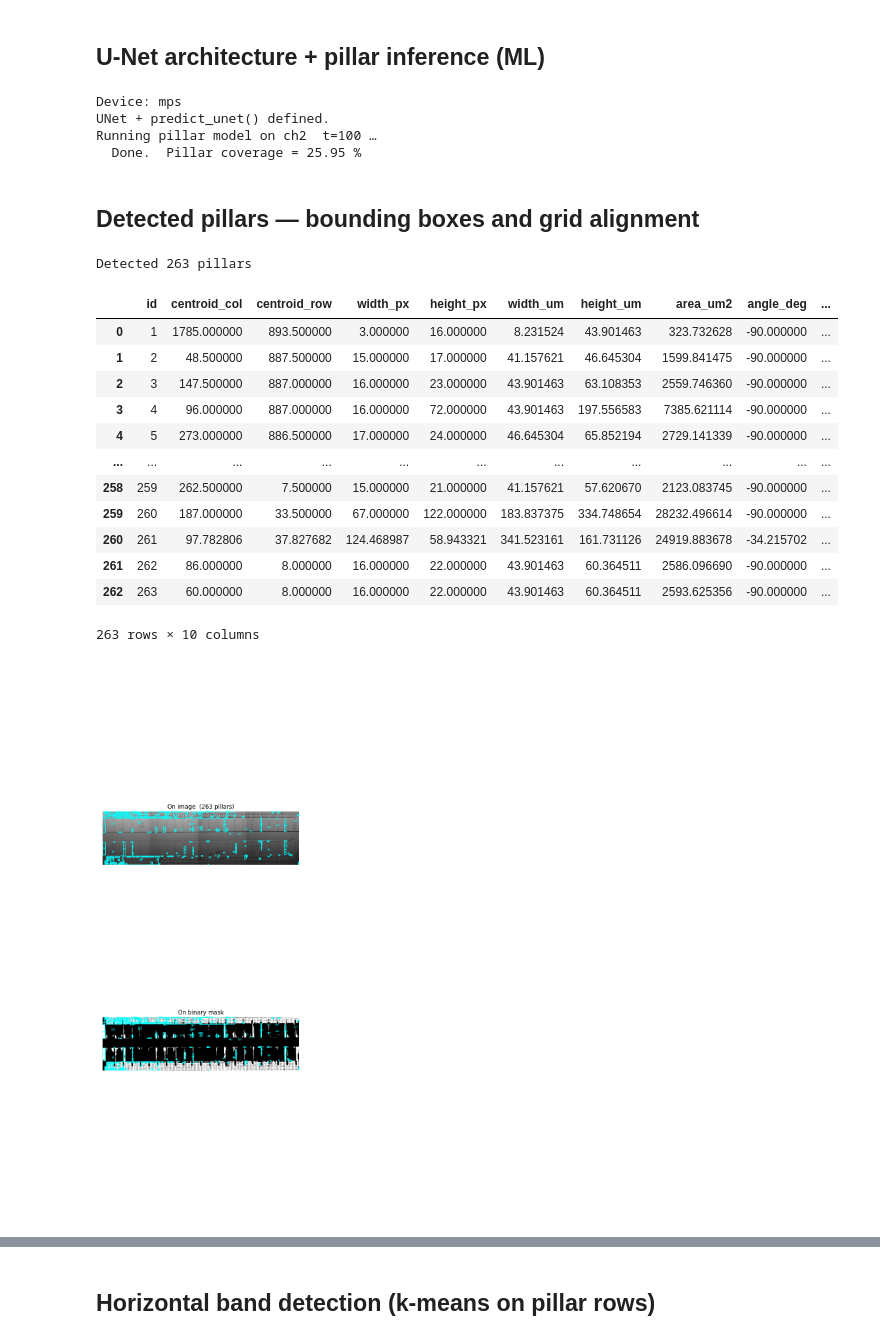
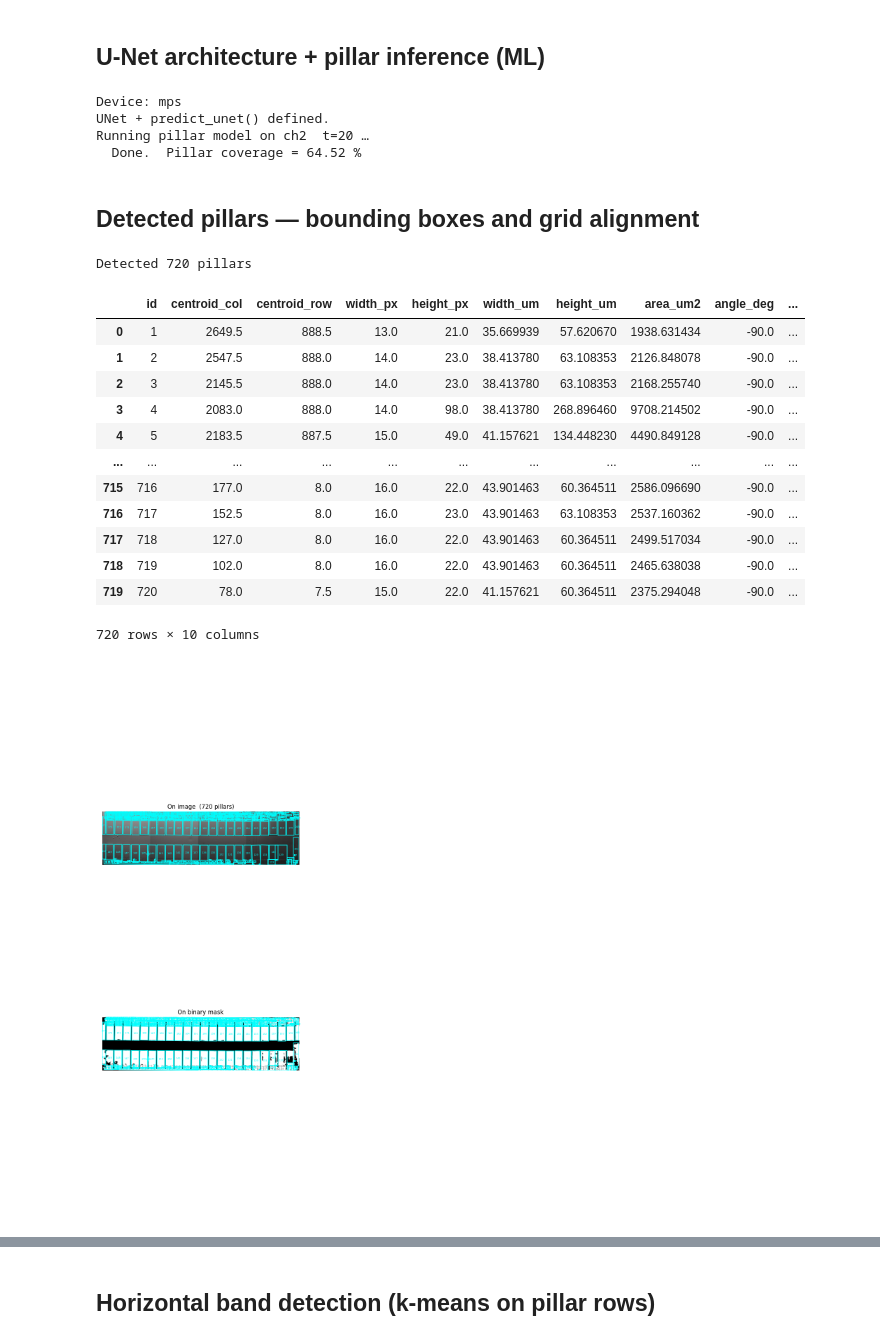
Before and after one commit to Cocopyth/chipanalysis, a Jupyter notebook: chipanalysis/notebooks/notebooks_image_analysis/Chip_dynamics_fluorescence.ipynb, the cells around one changed output, grey strips where cells are left out. Saved outputs shown, nothing was run; the diff lists cells and outputs as text; code cells hidden in the pictures.

Commit message:
working versions of notebooks and py files for C. elegans and Dicty detection

```diff
--- a/chipanalysis/notebooks/notebooks_image_analysis/Chip_dynamics_fluorescence.ipynb
+++ b/chipanalysis/notebooks/notebooks_image_analysis/Chip_dynamics_fluorescence.ipynb
@@ -33,11 +33,11 @@ import torch.nn.functional as F
 ## Parameters — edit these before running
 # %%
 # ── CZI file ─────────────────────────────────────────────────────────────────
-CZI_PATH   = "/Users/bisot/Documents/PostDoc2/test_data/ICP16-03.czi"  # ← change this
-SCENE      = 5   # scene index (use None for non-scene files)
+CZI_PATH   = "/Users/bisot/Documents/PostDoc2/test_data/ICP/ICP16-03.czi"  # ← change this
+SCENE      = 3   # scene index (use None for non-scene files)
 
 # ── Frame selection ───────────────────────────────────────────────────────────
-TIMEPOINT    = 20    # T index used for pillar detection (fixed reference)
+TIMEPOINT    = 110    # T index used for pillar detection (fixed reference)
 CHANNEL_FLUO = 1    # fluorescence channel (mCherry)
 CHANNEL_BF   = 2    # brightfield channel for pillar detection
 
@@ -48,7 +48,7 @@ MAX_HOLE_UM2  = 5.0     # maximum hole to fill (µm²)
 THRESH_FACTOR = 0.2     # fraction of Otsu threshold
 
 # ── Saved pillar model path ───────────────────────────────────────────────────
-PILLAR_MODEL_PATH = "/Users/bisot/Documents/PostDoc2/training_data_pillars/unet_pillar_best.pth"
+PILLAR_MODEL_PATH = "/Users/bisot/Documents/PostDoc2/training_data_pillars/unet_pillar_newchip.pth"
 
 # ── Pillar ML inference parameters ───────────────────────────────────────────
 PATCH_SIZE_PX    = 256
@@ -121,3 +120,11 @@ Fluo channel : ch1  →  (896, 3315)
+# %%
+from chipanalysis.chip_alignment import align_chip_to_image,get_roi_from_result, ChipGeometry
+
+result = align_chip_to_image(img_bf, pixel_size_um=pixel_size["X"], debug=False, geom=ChipGeometry())
+img_bf = result['rotate_fn'](img_bf)
+img_fluo = result['rotate_fn'](img_fluo)
+img_bf_disp = result['rotate_fn'](img_bf_disp)
+img_fluo_disp = result['rotate_fn'](img_fluo_disp)
 # %%
 # ── Compute temporal mean image for the fluorescence channel ──────────────────
 # Pixel-wise average across all timepoints — captures static background
@@ -129,6 +136,7 @@ _accum = None
 for t in range(n_times):
     raw, _ = get_frame(czi, t, CHANNEL_FLUO, scene=SCENE)
     frame_f = raw.astype(np.float64)
+    frame_f = result['rotate_fn'](frame_f)
     _accum = frame_f if _accum is None else _accum + frame_f
 
 temporal_mean_fluo = (_accum / n_times).astype(np.float32)
@@ -337,51 +346,51 @@ print(f"  Done.  Pillar coverage = {res_pillar['coverage']*100:.2f} %")
 # %% [output]
 Device: mps
 UNet + predict_unet() defined.
-Running pillar model on ch2  t=100 …
-  Done.  Pillar coverage = 25.95 %
+Running pillar model on ch2  t=20 …
+  Done.  Pillar coverage = 64.52 %
 # %% [markdown]
 ## Detected pillars — bounding boxes and grid alignment
 # %%
 from importlib import reload
 import chipanalysis.functions.pillar_detection as pd_mod
 reload(pd_mod)
 from chipanalysis.functions.pillar_detection import (
     clean_pillar_mask, detect_pillars, pillars_to_dataframe,
     estimate_grid_rotation, rotate_and_redetect, draw_pillar_boxes,
 )
 
-MIN_PILLAR_UM2 = 100.0
+MIN_PILLAR_UM2 = 1000.0
 MAX_BLACK_FRAC = 0.35
 
 pillar_clean = clean_pillar_mask(res_pillar["pred_binary"], px_um, MIN_PILLAR_UM2)
 pillar_list  = detect_pillars(pillar_clean, px_um, MAX_BLACK_FRAC, MIN_PILLAR_UM2)
 df_pillars   = pillars_to_dataframe(pillar_list)
 print(f"Detected {len(pillar_list)} pillars")
 display(df_pillars)
 
 fig, axes = plt.subplots(2, 1, figsize=(6, 16))
 axes[0].imshow(res_pillar["img_norm"], cmap="gray", vmin=0, vmax=1)
 axes[1].imshow(pillar_clean, cmap="gray", vmin=0, vmax=1)
 for ax in axes:
     draw_pillar_boxes(ax, pillar_list, color="cyan", fontsize=5)
     ax.axis("off")
 axes[0].set_title(f"On image  ({len(pillar_list)} pillars)")
 axes[1].set_title("On binary mask")
 plt.tight_layout()
 plt.show()
 # %% [output]
-Detected 263 pillars
+Detected 720 pillars
 |  | id | centroid_col | centroid_row | width_px | height_px | width_um | height_um | area_um2 | angle_deg | ... |
-| 0 | 1 | 1785.000000 | 893.500000 | 3.000000 | 16.000000 | 8.231524 | 43.901463 | 323.732628 | -90.000000 | ... |
-| 1 | 2 | 48.500000 | 887.500000 | 15.000000 | 17.000000 | 41.157621 | 46.645304 | 1599.841475 | -90.000000 | ... |
-| 2 | 3 | 147.500000 | 887.000000 | 16.000000 | 23.000000 | 43.901463 | 63.108353 | 2559.746360 | -90.000000 | ... |
-| 3 | 4 | 96.000000 | 887.000000 | 16.000000 | 72.000000 | 43.901463 | 197.556583 | 7385.621114 | -90.000000 | ... |
-| 4 | 5 | 273.000000 | 886.500000 | 17.000000 | 24.000000 | 46.645304 | 65.852194 | 2729.141339 | -90.000000 | ... |
+| 0 | 1 | 2649.5 | 888.5 | 13.0 | 21.0 | 35.669939 | 57.620670 | 1938.631434 | -90.0 | ... |
+| 1 | 2 | 2547.5 | 888.0 | 14.0 | 23.0 | 38.413780 | 63.108353 | 2126.848078 | -90.0 | ... |
+| 2 | 3 | 2145.5 | 888.0 | 14.0 | 23.0 | 38.413780 | 63.108353 | 2168.255740 | -90.0 | ... |
+| 3 | 4 | 2083.0 | 888.0 | 14.0 | 98.0 | 38.413780 | 268.896460 | 9708.214502 | -90.0 | ... |
+| 4 | 5 | 2183.5 | 887.5 | 15.0 | 49.0 | 41.157621 | 134.448230 | 4490.849128 | -90.0 | ... |
 | ... | ... | ... | ... | ... | ... | ... | ... | ... | ... | ... |
-| 258 | 259 | 262.500000 | 7.500000 | 15.000000 | 21.000000 | 41.157621 | 57.620670 | 2123.083745 | -90.000000 | ... |
-| 259 | 260 | 187.000000 | 33.500000 | 67.000000 | 122.000000 | 183.837375 | 334.748654 | 28232.496614 | -90.000000 | ... |
-| 260 | 261 | 97.782806 | 37.827682 | 124.468987 | 58.943321 | 341.523161 | 161.731126 | 24919.883678 | -34.215702 | ... |
-| 261 | 262 | 86.000000 | 8.000000 | 16.000000 | 22.000000 | 43.901463 | 60.364511 | 2586.096690 | -90.000000 | ... |
-| 262 | 263 | 60.000000 | 8.000000 | 16.000000 | 22.000000 | 43.901463 | 60.364511 | 2593.625356 | -90.000000 | ... |
+| 715 | 716 | 177.0 | 8.0 | 16.0 | 22.0 | 43.901463 | 60.364511 | 2586.096690 | -90.0 | ... |
+| 716 | 717 | 152.5 | 8.0 | 16.0 | 23.0 | 43.901463 | 63.108353 | 2537.160362 | -90.0 | ... |
+| 717 | 718 | 127.0 | 8.0 | 16.0 | 22.0 | 43.901463 | 60.364511 | 2499.517034 | -90.0 | ... |
+| 718 | 719 | 102.0 | 8.0 | 16.0 | 22.0 | 43.901463 | 60.364511 | 2465.638038 | -90.0 | ... |
+| 719 | 720 | 78.0 | 7.5 | 15.0 | 22.0 | 41.157621 | 60.364511 | 2375.294048 | -90.0 | ... |
-263 rows × 10 columns
+720 rows × 10 columns
-[figure, old version]
+[figure, new version]
```
Also changed, not shown: parts of 8 cells of this notebook, 11 other files.
